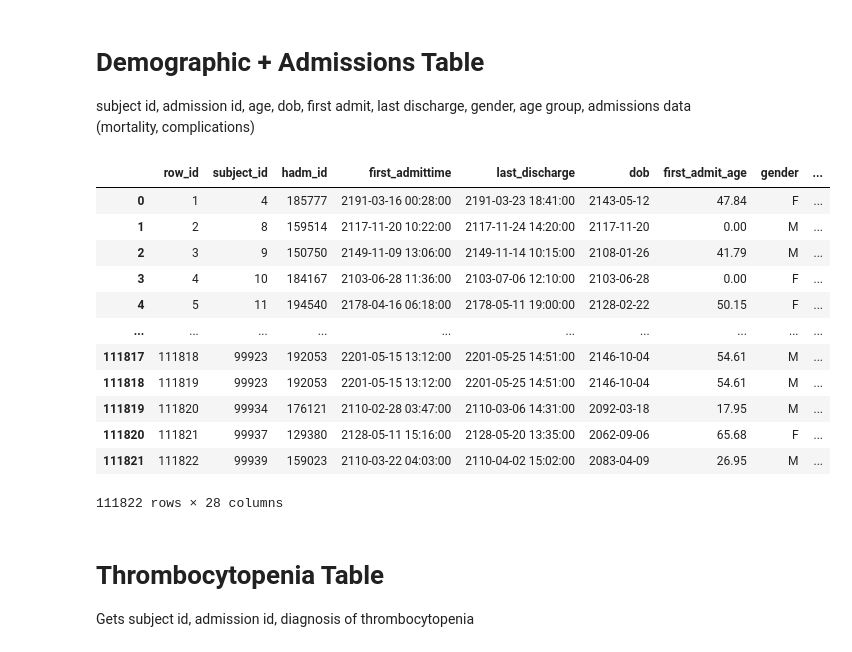
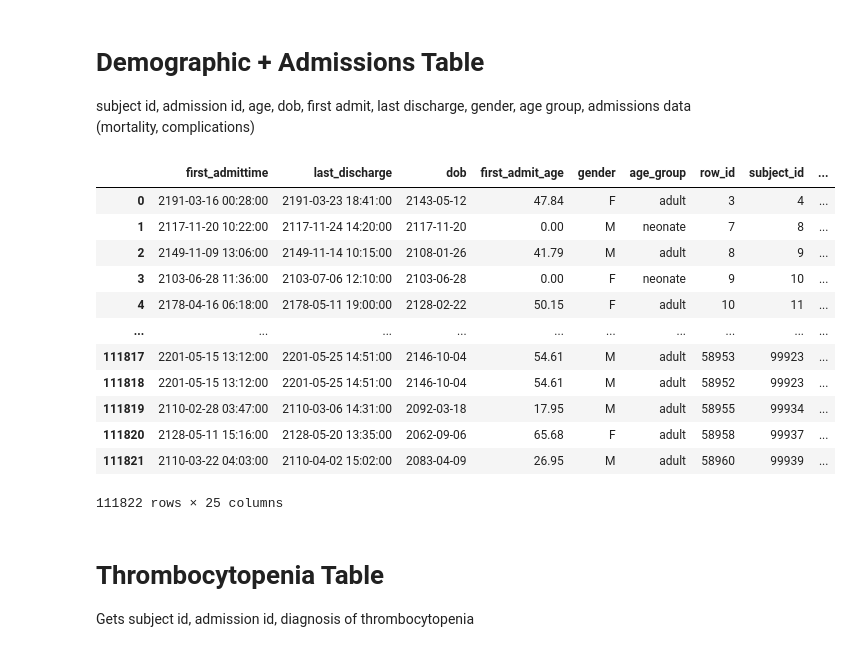
Before and after one commit to anaeliaovalle/mimic3_research, a Jupyter notebook: MIMIC3 Project.ipynb, the cells around one changed output. Saved outputs shown, nothing was run; the diff lists cells and outputs as text; code cells hidden in the pictures.

Commit message:
updated mimic3_project and added tables

```diff
--- a/MIMIC3 Project.ipynb
+++ b/MIMIC3 Project.ipynb
@@ -54,51 +54,48 @@ WITH first_admission_time AS
   ON p.subject_id = a.subject_id
   GROUP BY p.subject_id, p.dob, p.gender,a.hadm_id
   ORDER BY p.subject_id
 )
 SELECT
-  row_number() over() as row_id,
-  a.subject_id,
-  a.hadm_id,
   first_admittime,
   last_discharge,
   dob,
   first_admit_age,
   gender,
   CASE
       -- all ages > 89 in the database were replaced with 300
       -- we check using > 100 as a conservative threshold to ensure we capture all these patients
       WHEN first_admit_age > 100
           then '>89'
       WHEN first_admit_age >= 14
           THEN 'adult'
       WHEN first_admit_age <= 1
           THEN 'neonate'
       ELSE 'middle'
       END AS age_group,
   c.*
 FROM first_admission_time a
 INNER JOIN
     admissions c
 ON a.subject_id = c.subject_id
 
 
 """
-df = pd.read_sql_query(query,con)
-df
+df_demo= pd.read_sql_query(query,con)
+df_demo
 # %% [output]
-|  | row_id | subject_id | hadm_id | first_admittime | last_discharge | dob | first_admit_age | gender | ... |
-| 0 | 1 | 4 | 185777 | 2191-03-16 00:28:00 | 2191-03-23 18:41:00 | 2143-05-12 | 47.84 | F | ... |
-| 1 | 2 | 8 | 159514 | 2117-11-20 10:22:00 | 2117-11-24 14:20:00 | 2117-11-20 | 0.00 | M | ... |
-| 2 | 3 | 9 | 150750 | 2149-11-09 13:06:00 | 2149-11-14 10:15:00 | 2108-01-26 | 41.79 | M | ... |
-| 3 | 4 | 10 | 184167 | 2103-06-28 11:36:00 | 2103-07-06 12:10:00 | 2103-06-28 | 0.00 | F | ... |
-| 4 | 5 | 11 | 194540 | 2178-04-16 06:18:00 | 2178-05-11 19:00:00 | 2128-02-22 | 50.15 | F | ... |
+|  | first_admittime | last_discharge | dob | first_admit_age | gender | age_group | row_id | subject_id | ... |
+| 0 | 2191-03-16 00:28:00 | 2191-03-23 18:41:00 | 2143-05-12 | 47.84 | F | adult | 3 | 4 | ... |
+| 1 | 2117-11-20 10:22:00 | 2117-11-24 14:20:00 | 2117-11-20 | 0.00 | M | neonate | 7 | 8 | ... |
+| 2 | 2149-11-09 13:06:00 | 2149-11-14 10:15:00 | 2108-01-26 | 41.79 | M | adult | 8 | 9 | ... |
+| 3 | 2103-06-28 11:36:00 | 2103-07-06 12:10:00 | 2103-06-28 | 0.00 | F | neonate | 9 | 10 | ... |
+| 4 | 2178-04-16 06:18:00 | 2178-05-11 19:00:00 | 2128-02-22 | 50.15 | F | adult | 10 | 11 | ... |
 | ... | ... | ... | ... | ... | ... | ... | ... | ... | ... |
-| 111817 | 111818 | 99923 | 192053 | 2201-05-15 13:12:00 | 2201-05-25 14:51:00 | 2146-10-04 | 54.61 | M | ... |
-| 111818 | 111819 | 99923 | 192053 | 2201-05-15 13:12:00 | 2201-05-25 14:51:00 | 2146-10-04 | 54.61 | M | ... |
-| 111819 | 111820 | 99934 | 176121 | 2110-02-28 03:47:00 | 2110-03-06 14:31:00 | 2092-03-18 | 17.95 | M | ... |
-| 111820 | 111821 | 99937 | 129380 | 2128-05-11 15:16:00 | 2128-05-20 13:35:00 | 2062-09-06 | 65.68 | F | ... |
-| 111821 | 111822 | 99939 | 159023 | 2110-03-22 04:03:00 | 2110-04-02 15:02:00 | 2083-04-09 | 26.95 | M | ... |
+| 111817 | 2201-05-15 13:12:00 | 2201-05-25 14:51:00 | 2146-10-04 | 54.61 | M | adult | 58953 | 99923 | ... |
+| 111818 | 2201-05-15 13:12:00 | 2201-05-25 14:51:00 | 2146-10-04 | 54.61 | M | adult | 58952 | 99923 | ... |
+| 111819 | 2110-02-28 03:47:00 | 2110-03-06 14:31:00 | 2092-03-18 | 17.95 | M | adult | 58955 | 99934 | ... |
+| 111820 | 2128-05-11 15:16:00 | 2128-05-20 13:35:00 | 2062-09-06 | 65.68 | F | adult | 58958 | 99937 | ... |
+| 111821 | 2110-03-22 04:03:00 | 2110-04-02 15:02:00 | 2083-04-09 | 26.95 | M | adult | 58960 | 99939 | ... |
-111822 rows × 28 columns
+111822 rows × 25 columns
 # %% [markdown]
 # Thrombocytopenia Table
 Gets subject id, admission id, diagnosis of thrombocytopenia
```
Also changed, not shown: parts of 32 cells of this notebook, 7 other files.
